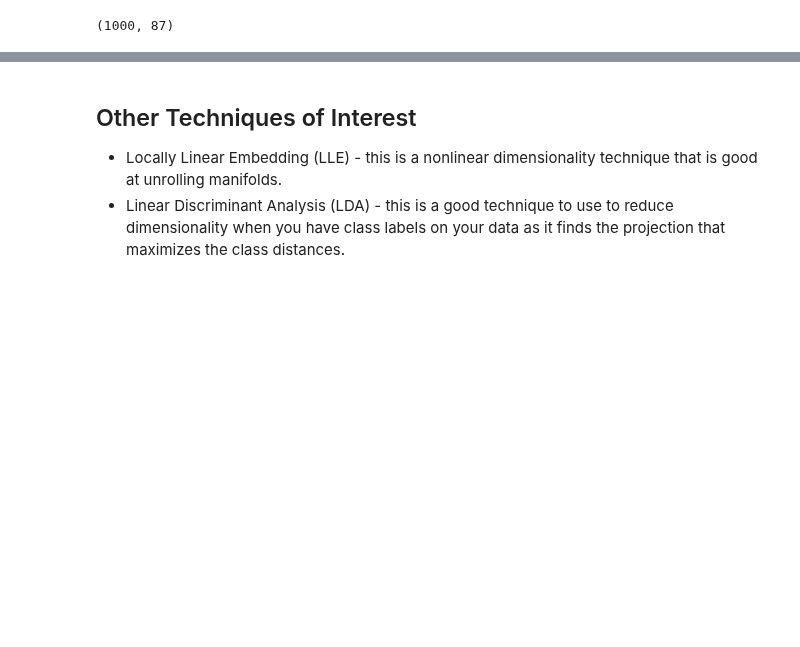
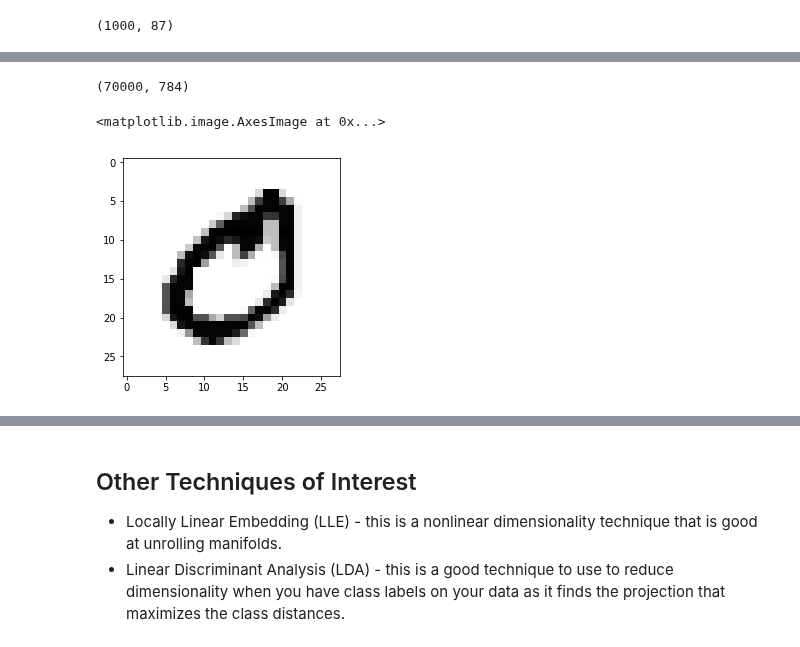
Before and after one commit to tfolkman/byu_econ_applied_machine_learning, a Jupyter notebook: lectures/Lecture_12_Dimensionality Reduction.ipynb, the cells around one changed output, grey strips where cells are left out. Drawn from its saved outputs; the diff is of its cells as text; code cells hidden in the pictures; blank space fills up the shorter version.

```diff
--- a/lectures/Lecture_12_Dimensionality Reduction.ipynb
+++ b/lectures/Lecture_12_Dimensionality Reduction.ipynb
@@ -177,0 +182,18 @@ There is an incredibly good [article on t-SNE](https://distill.pub/2016/misread-
+# %%
+from sklearn.datasets import fetch_mldata
+import matplotlib.pyplot as plt
+%matplotlib inline
+
+
+mnist = fetch_mldata("MNIST original")
+X = mnist.data / 255.0
+y = mnist.target
+# %%
+print(X.shape)
+# %% [output]
+(70000, 784)
+# %%
+plt.imshow(X[1].reshape((28,28)), cmap='Greys')
+# %% [output]
+<matplotlib.image.AxesImage at 0x...>
+[figure, added]
```
Also changed, not shown: parts of 13 cells of this notebook.
